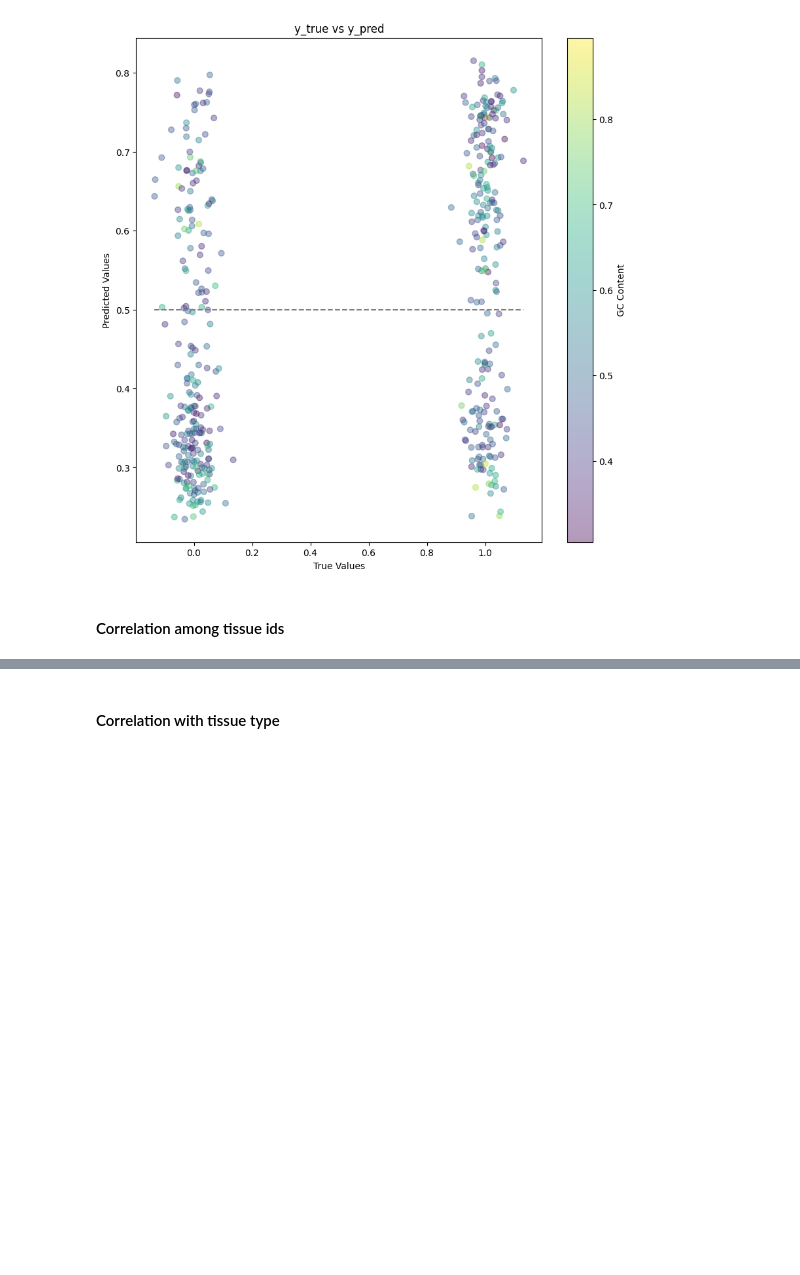
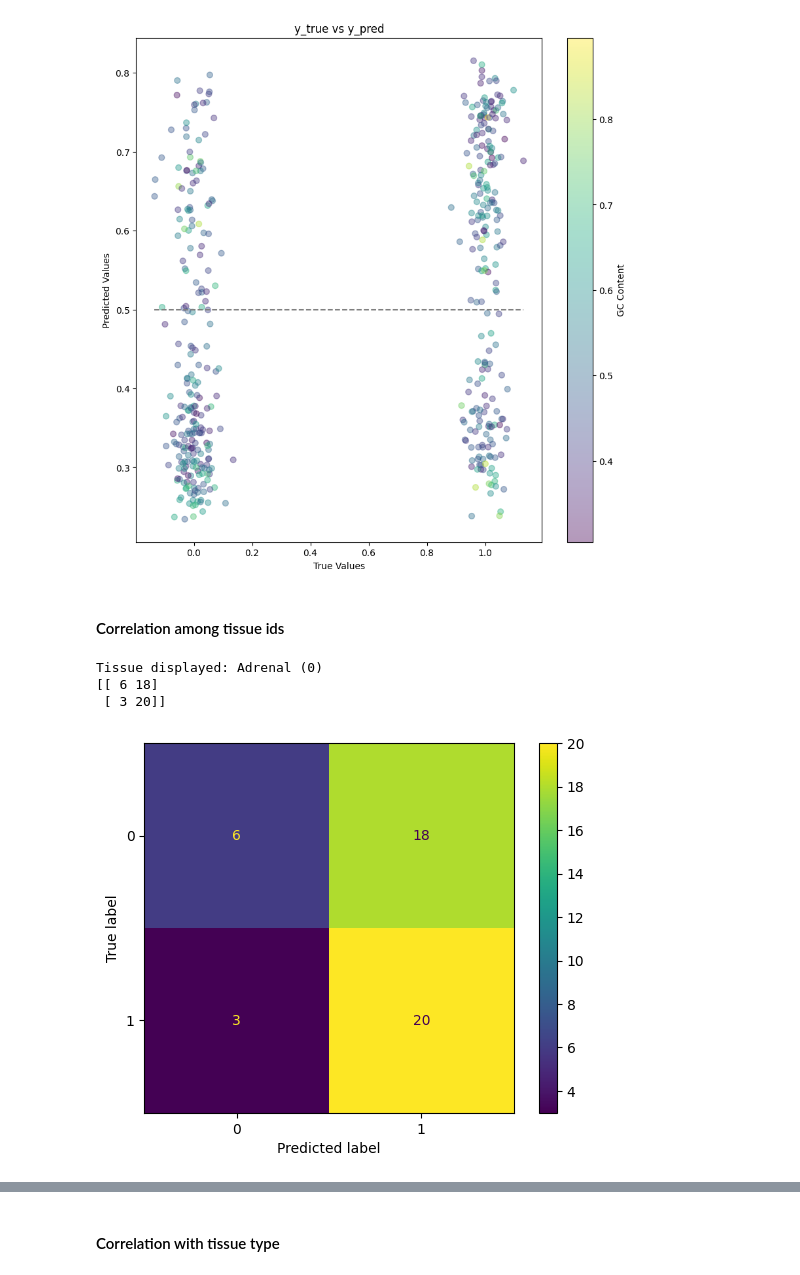
Before and after one commit to f-krause/master-thesis, a Jupyter notebook: experiments/visualisation/ptrnet_prediction_vis.ipynb, the cells around one changed output, grey strips where cells are left out. Saved outputs shown, nothing was run; the diff lists cells and outputs as text; code cells hidden in the pictures; blank space fills up the shorter version.

Commit message:
updating PTRnet prediction vis

```diff
--- a/experiments/visualisation/ptrnet_prediction_vis.ipynb
+++ b/experiments/visualisation/ptrnet_prediction_vis.ipynb
@@ -607,6 +607,33 @@ plot_corr_with_gc_content(df, selected_tissues)
 [figure]
 # %% [markdown]
 #### Correlation among tissue ids
+# %%
+nr_iter = iter(range(29))
+# %%
+# Confusion matrix per tissue
+import matplotlib.pyplot as plt
+from sklearn.metrics import confusion_matrix, ConfusionMatrixDisplay
+
+tissue_id = next(nr_iter)
+
+print("Tissue displayed:", TISSUES_DICT[tissue_id], f"({tissue_id})")
+subset_df = df[df.tissue_id.isin([tissue_id])].copy()
+
+if tissue_id in tissue_numbers["GC"]:
+        print("NOTE: Tissue GC boosted acc to Hernandez et al!")
+if tissue_id in tissue_numbers["AT"]:
+    print("NOTE: Tissue AT boosted acc to Hernandez et al!")
+
+cm = confusion_matrix(subset_df.target, subset_df.prediction_bin)
+print(cm)
+disp = ConfusionMatrixDisplay(confusion_matrix=cm)
+disp.plot()
+plt.show()
+# %% [output]
+Tissue displayed: Adrenal (0)
+[[ 6 18]
+ [ 3 20]]
+[figure, added]
 # %%
 import matplotlib.pyplot as plt
 import numpy as np
```
Also changed, not shown: parts of 4 cells of this notebook.
